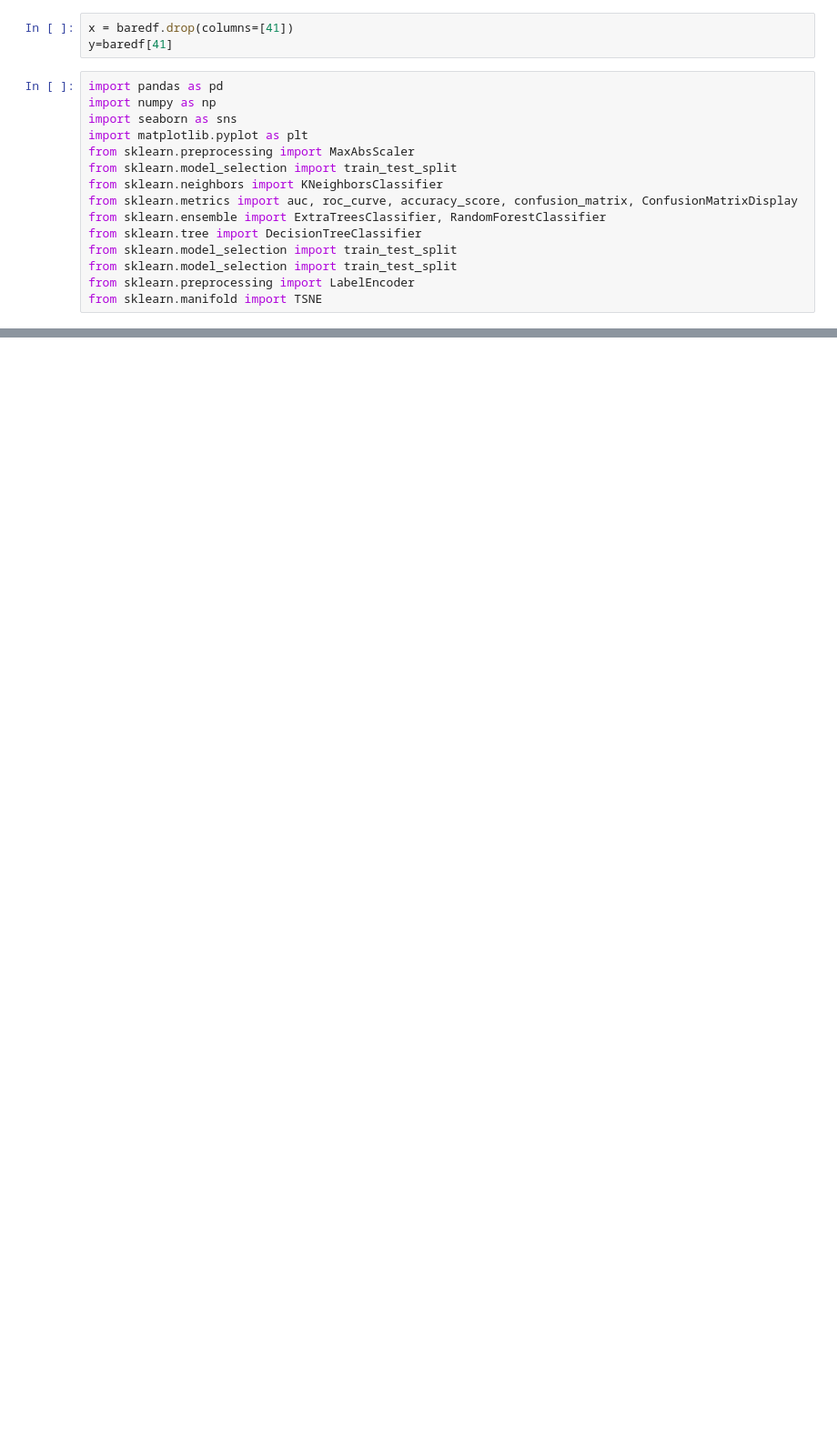
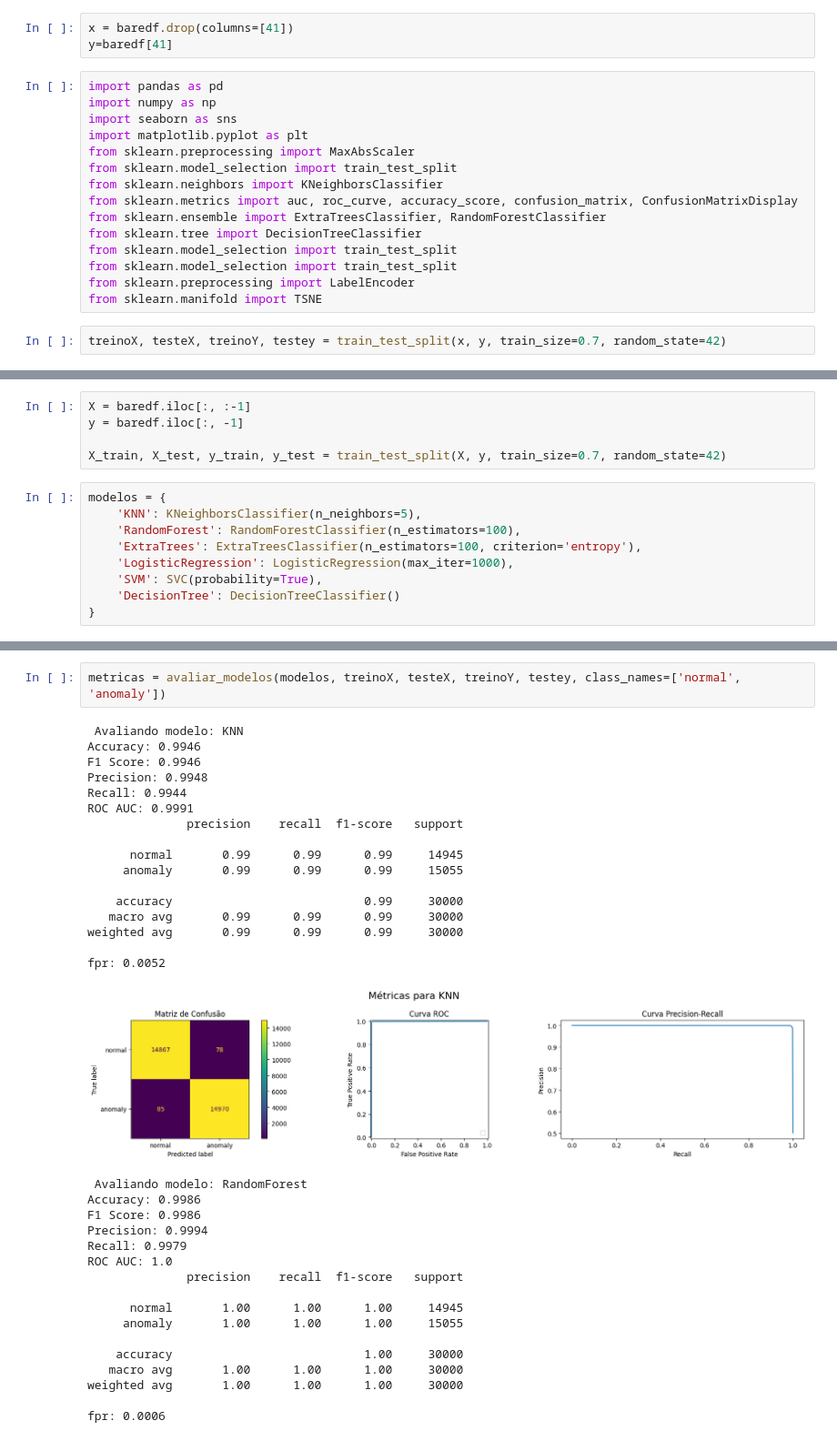
Before and after one commit to Luizferrp/tcc, a Jupyter notebook: src/data/exploratory/nsl.ipynb, the cells around one changed output, grey strips where cells are left out. Shown at 91% size. Drawn from its saved outputs; the diff is of its cells as text; blank space fills up the shorter version.

```diff
--- a/src/data/exploratory/nsl.ipynb
+++ b/src/data/exploratory/nsl.ipynb
@@ -170,3 +172,5 @@ from sklearn.model_selection import train_test_split
 from sklearn.model_selection import train_test_split
 from sklearn.preprocessing import LabelEncoder
 from sklearn.manifold import TSNE
+# %%
+treinoX, testeX, treinoY, testey = train_test_split(x, y, train_size=0.7, random_state=42)
@@ -172,0 +230,14 @@ from sklearn.manifold import TSNE
+# %%
+X = baredf.iloc[:, :-1]
+y = baredf.iloc[:, -1]
+
+X_train, X_test, y_train, y_test = train_test_split(X, y, train_size=0.7, random_state=42)
+# %%
+modelos = {
+    'KNN': KNeighborsClassifier(n_neighbors=5),
+    'RandomForest': RandomForestClassifier(n_estimators=100),
+    'ExtraTrees': ExtraTreesClassifier(n_estimators=100, criterion='entropy'),
+    'LogisticRegression': LogisticRegression(max_iter=1000),
+    'SVM': SVC(probability=True),
+    'DecisionTree': DecisionTreeClassifier()
+}
@@ -172,0 +364,36 @@ from sklearn.manifold import TSNE
+# %%
+metricas = avaliar_modelos(modelos, treinoX, testeX, treinoY, testey, class_names=['normal', 'anomaly'])
+# %% [output]
+ Avaliando modelo: KNN
+Accuracy: 0.9946
+F1 Score: 0.9946
+Precision: 0.9948
+Recall: 0.9944
+ROC AUC: 0.9991
+              precision    recall  f1-score   support
+
+      normal       0.99      0.99      0.99     14945
+     anomaly       0.99      0.99      0.99     15055
+
+    accuracy                           0.99     30000
+   macro avg       0.99      0.99      0.99     30000
+weighted avg       0.99      0.99      0.99     30000
+
+fpr: 0.0052
+[figure, added]
+ Avaliando modelo: RandomForest
+Accuracy: 0.9986
+F1 Score: 0.9986
+Precision: 0.9994
+Recall: 0.9979
+ROC AUC: 1.0
+              precision    recall  f1-score   support
+
+      normal       1.00      1.00      1.00     14945
+     anomaly       1.00      1.00      1.00     15055
+
+    accuracy                           1.00     30000
+   macro avg       1.00      1.00      1.00     30000
+weighted avg       1.00      1.00      1.00     30000
+
+fpr: 0.0006
```
Also changed, not shown: parts of 8 cells of this notebook, 29 other files.
